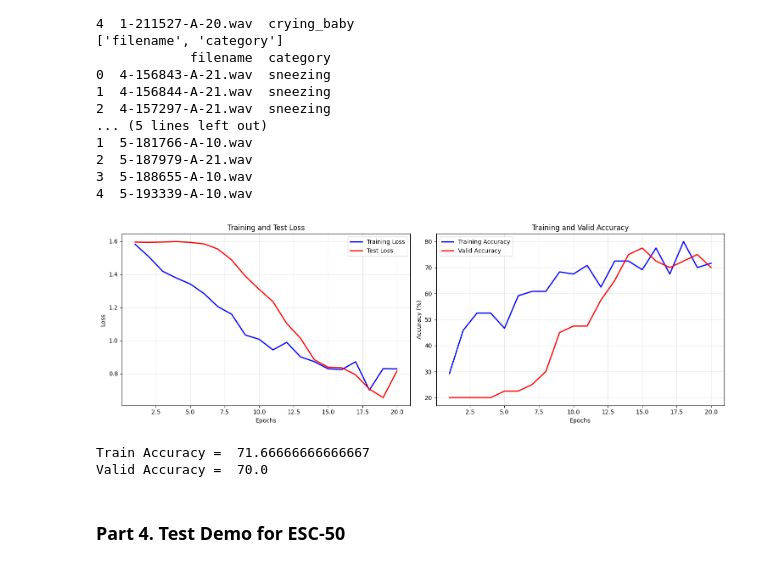
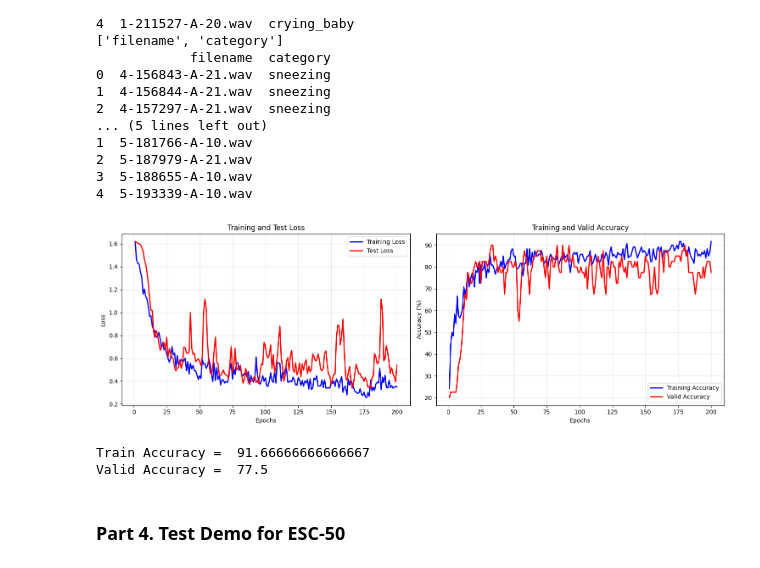
Before and after one commit to dancher00/dls, a Jupyter notebook: Homework_1_Environmental_Sound_Classification_for_students.ipynb, the cells around one changed output. Drawn from its saved outputs; the diff is of its cells as text; code cells hidden in the pictures.

```diff
--- a/Homework_1_Environmental_Sound_Classification_for_students.ipynb
+++ b/Homework_1_Environmental_Sound_Classification_for_students.ipynb
@@ -173,13 +173,12 @@ class SimpleAudioDataset(Dataset):
         row = self.df.iloc[index]
         audio_file = row['filename']
         audio_path = os.path.join(self.audio_dir, audio_file)
-        label = self.class_to_idx[row['category']]
 
 
-        if 'category' in row and pd.notna(row['category']):
-            label = self.class_to_idx[row['category']]
-        else:
-            label = -1
+        try:
+          label = self.class_to_idx[row['category']]
+        except (KeyError, AttributeError):
+          label = -1
 
         # 2. LOAD: Load the raw audio file
         # here is your code
@@ -412,7 +411,7 @@ train_accuracies = []
 valid_losses = []
 valid_accuracies = []
 
-n_epochs = 20# here is your code
+n_epochs = 200# here is your code
 for epoch in range(n_epochs):
 
     # Train
@@ -455,40 +454,40 @@ for epoch in range(n_epochs):
             # load data to device
             signals, labels = signals.to(device), labels.to(device)
 
             # Forward pass
             predictions = model(signals)
             valid_loss = criterion(predictions, labels)
             # valid_accuracy = # here is your code
 
             _, predicted = torch.max(predictions.data, 1)
             valid_total += labels.size(0)
             valid_correct += (predicted == labels).sum().item()
 
             epoch_valid_loss += valid_loss.item()
 
     # Calculate average test loss and accuracy for this epoch
     epoch_train_loss = epoch_train_loss / len(train_loader) # here is your code
     epoch_train_acc = 100 * train_correct / train_total # here is your code
 
     epoch_valid_loss = epoch_valid_loss / len(valid_loader) # here is your code
     epoch_valid_acc = 100 * valid_correct / valid_total # here is your code
 
     # Store metrics
     train_losses.append(epoch_train_loss)
     train_accuracies.append(epoch_train_acc)
     valid_losses.append(epoch_valid_loss)
     valid_accuracies.append(epoch_valid_acc)
 
     plot_metrics(train_losses, train_accuracies, valid_losses, valid_accuracies)
     clear_output(wait=True)
 # %% [output]
-[figure, old version]
+[figure, new version]
 # %%
 print("Train Accuracy = ", train_accuracies[-1])
 print("Valid Accuracy = ", valid_accuracies[-1])
 # %% [output]
-Train Accuracy =  71.66666666666667
-Valid Accuracy =  70.0
+Train Accuracy =  91.66666666666667
+Valid Accuracy =  77.5
 # %% [markdown]
 ### **Part 4. Test Demo for ESC-50**
 # %% [markdown]
```
Also changed, not shown: parts of 4 cells of this notebook.
